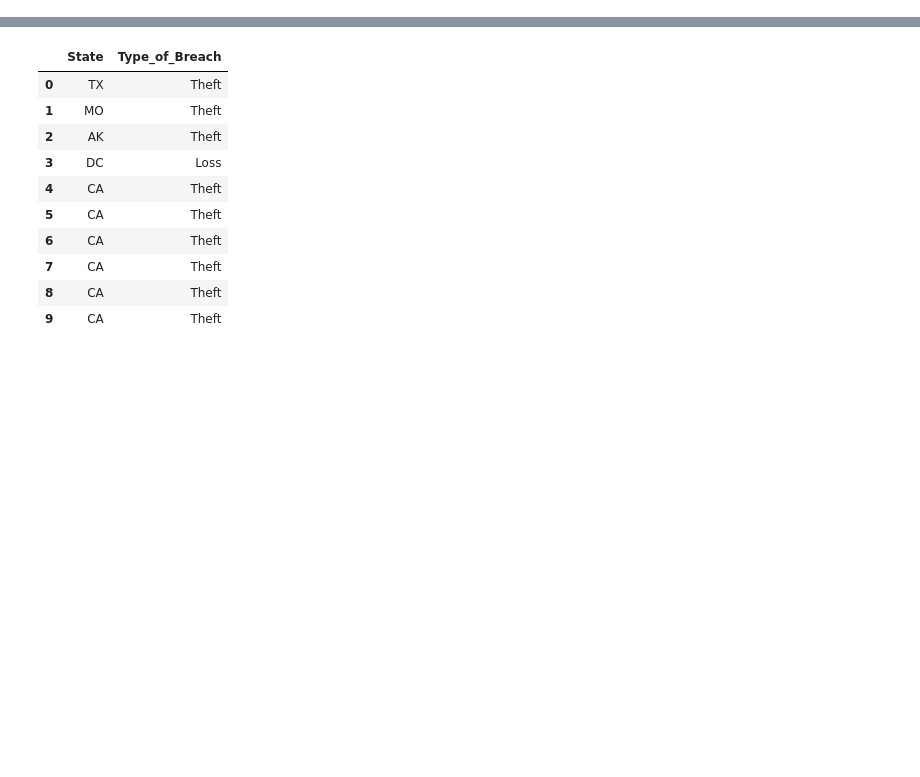
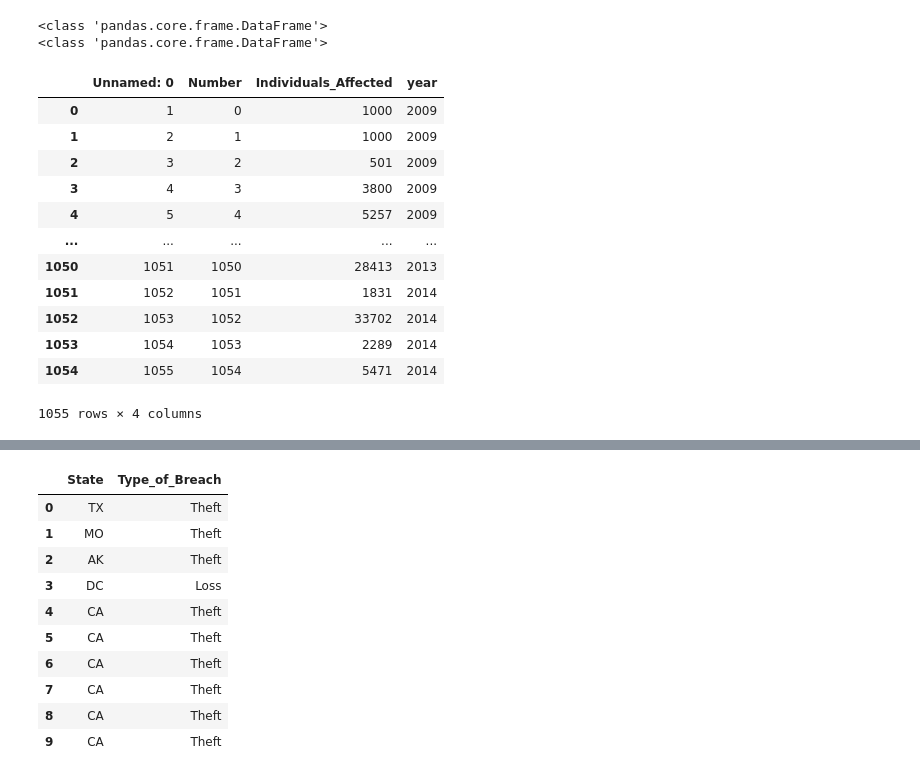
Before and after one commit to hmulli2/Data-analysis-cyber-security, a Jupyter notebook: Cyber_security_data_analysis.ipynb, the cells around one changed output, grey strips where cells are left out. Drawn from its saved outputs; the diff is of its cells as text; code cells hidden in the pictures; blank space fills up the shorter version.

```diff
--- a/Cyber_security_data_analysis.ipynb
+++ b/Cyber_security_data_analysis.ipynb
@@ -25,0 +71,45 @@ data.head(10)
+# %%
+import numpy as np
+import pandas as pd
+data = pd.read_csv('Cyber Security Breaches.csv')
+# select numeric columns - numpy object
+#numeric_inputs = df_employees.select_dtypes(include=np.number)
+numeric_inputs = data.select_dtypes(include=np.number)
+
+# check selected columns with the .columns attribute
+numeric_inputs.columns
+
+# Index(['salary'], dtype='object')
+# the method returns a DataFrame object
+print("the method returns a DataFrame object",type(numeric_inputs))
+
+# <class 'pandas.core.frame.DataFrame'>
+# select numeric columns - string
+numeric_inputs_2 = data.select_dtypes(include='number')
+
+# check selected columns with the .columns attribute
+numeric_inputs_2.columns
+
+# Index(['salary'], dtype='object')
+# the method returns a DataFrame object
+print(type(numeric_inputs_2))
+
+# <class 'pandas.core.frame.DataFrame'>
+# visualize the data frame
+numeric_inputs
+# %% [output]
+<class 'pandas.core.frame.DataFrame'>
+<class 'pandas.core.frame.DataFrame'>
+|  | Unnamed: 0 | Number | Individuals_Affected | year |
+| 0 | 1 | 0 | 1000 | 2009 |
+| 1 | 2 | 1 | 1000 | 2009 |
+| 2 | 3 | 2 | 501 | 2009 |
+| 3 | 4 | 3 | 3800 | 2009 |
+| 4 | 5 | 4 | 5257 | 2009 |
+| ... | ... | ... | ... | ... |
+| 1050 | 1051 | 1050 | 28413 | 2013 |
+| 1051 | 1052 | 1051 | 1831 | 2014 |
+| 1052 | 1053 | 1052 | 33702 | 2014 |
+| 1053 | 1054 | 1053 | 2289 | 2014 |
+| 1054 | 1055 | 1054 | 5471 | 2014 |
+1055 rows × 4 columns
```
Also changed, not shown: parts of 14 cells of this notebook.
